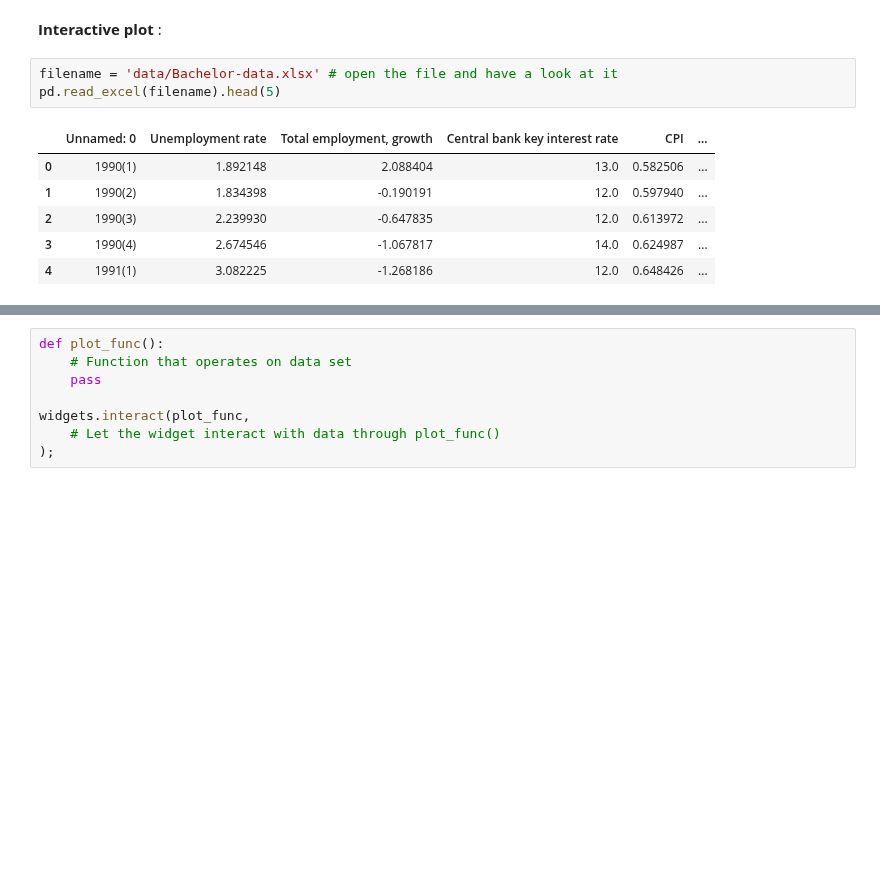
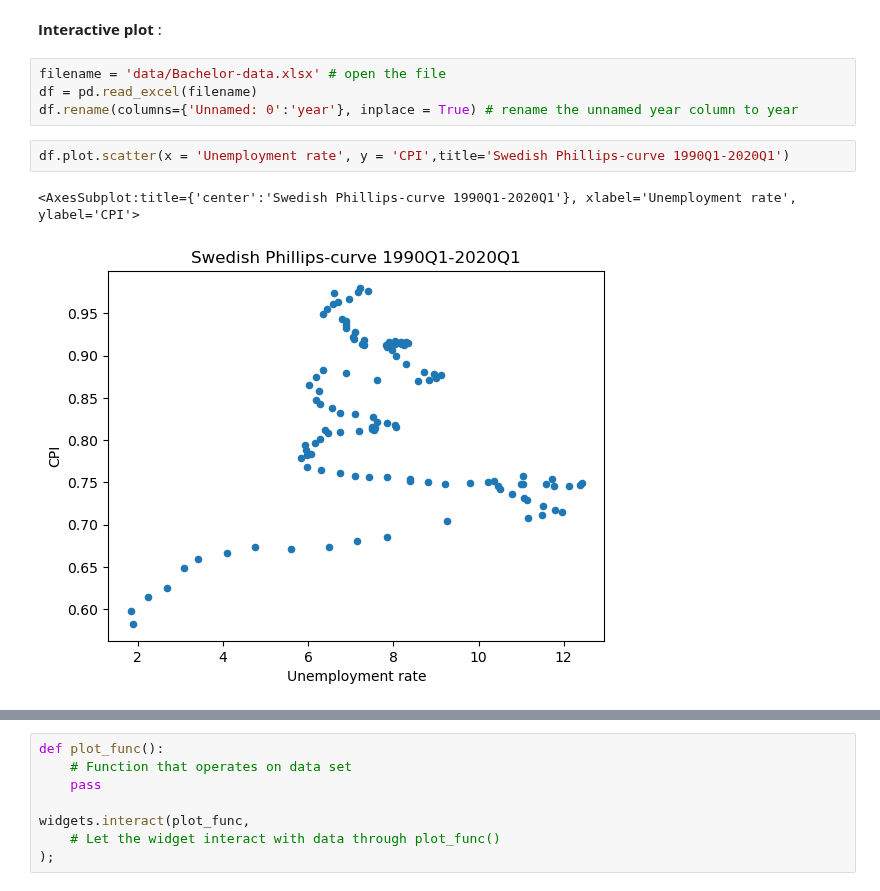
Before and after one commit to NumEconCopenhagen/projects-2023-hold-11, a Jupyter notebook: dataproject/dataproject.ipynb, the cells around one changed output, grey strips where cells are left out. Drawn from its saved outputs; the diff is of its cells as text; blank space fills up the shorter version.

Commit message:
figures

```diff
--- a/dataproject/dataproject.ipynb
+++ b/dataproject/dataproject.ipynb
@@ -50,12 +33,11 @@ In order to be able to **explore the raw data**, you may provide **static** and
 # %% [markdown]
 **Interactive plot** :
 # %%
-filename = 'data/Bachelor-data.xlsx' # open the file and have a look at it
-pd.read_excel(filename).head(5)
+filename = 'data/Bachelor-data.xlsx' # open the file
+df = pd.read_excel(filename)
+df.rename(columns={'Unnamed: 0':'year'}, inplace = True) # rename the unnamed year column to year
-# %% [output]
-|  | Unnamed: 0 | Unemployment rate | Total employment, growth | Central bank key interest rate | CPI | ... |
-| 0 | 1990(1) | 1.892148 | 2.088404 | 13.0 | 0.582506 | ... |
-| 1 | 1990(2) | 1.834398 | -0.190191 | 12.0 | 0.597940 | ... |
-| 2 | 1990(3) | 2.239930 | -0.647835 | 12.0 | 0.613972 | ... |
-| 3 | 1990(4) | 2.674546 | -1.067817 | 14.0 | 0.624987 | ... |
-| 4 | 1991(1) | 3.082225 | -1.268186 | 12.0 | 0.648426 | ... |
+# %%
+df.plot.scatter(x = 'Unemployment rate', y = 'CPI',title='Swedish Phillips-curve 1990Q1-2020Q1')
+# %% [output]
+<AxesSubplot:title={'center':'Swedish Phillips-curve 1990Q1-2020Q1'}, xlabel='Unemployment rate', ylabel='CPI'>
+[figure, added]
```
Also changed, not shown: parts of 5 cells of this notebook.
